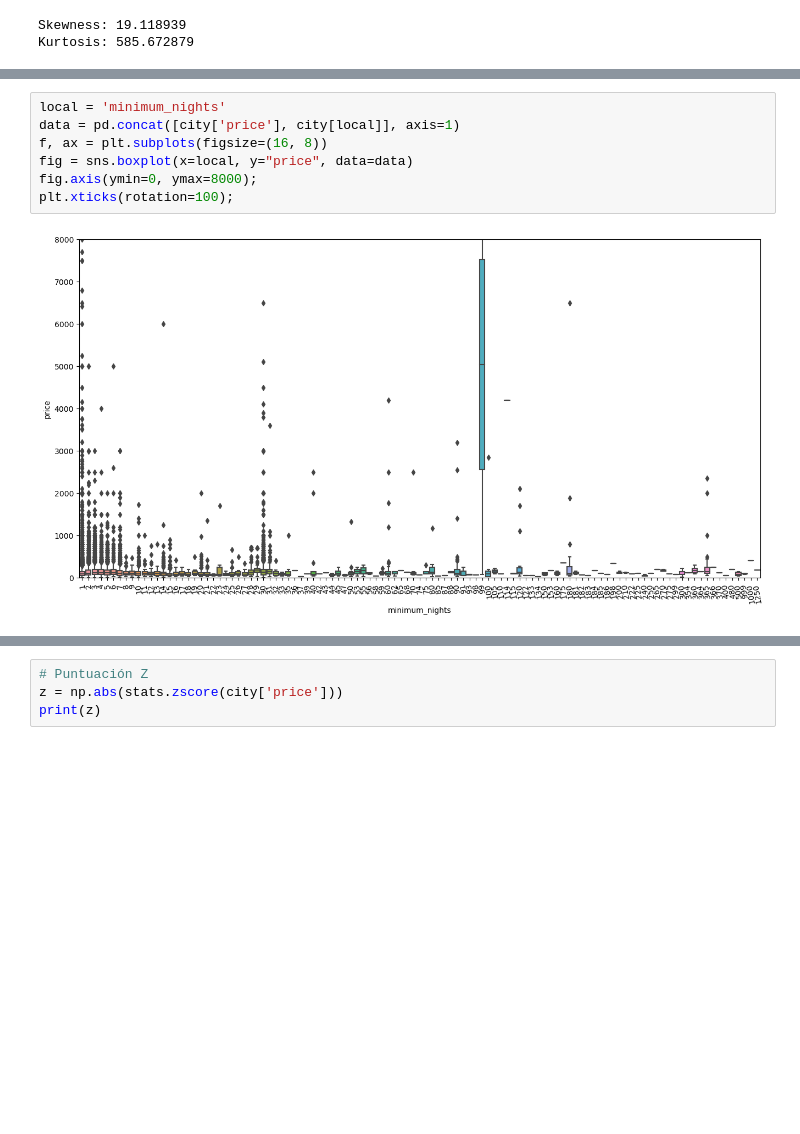
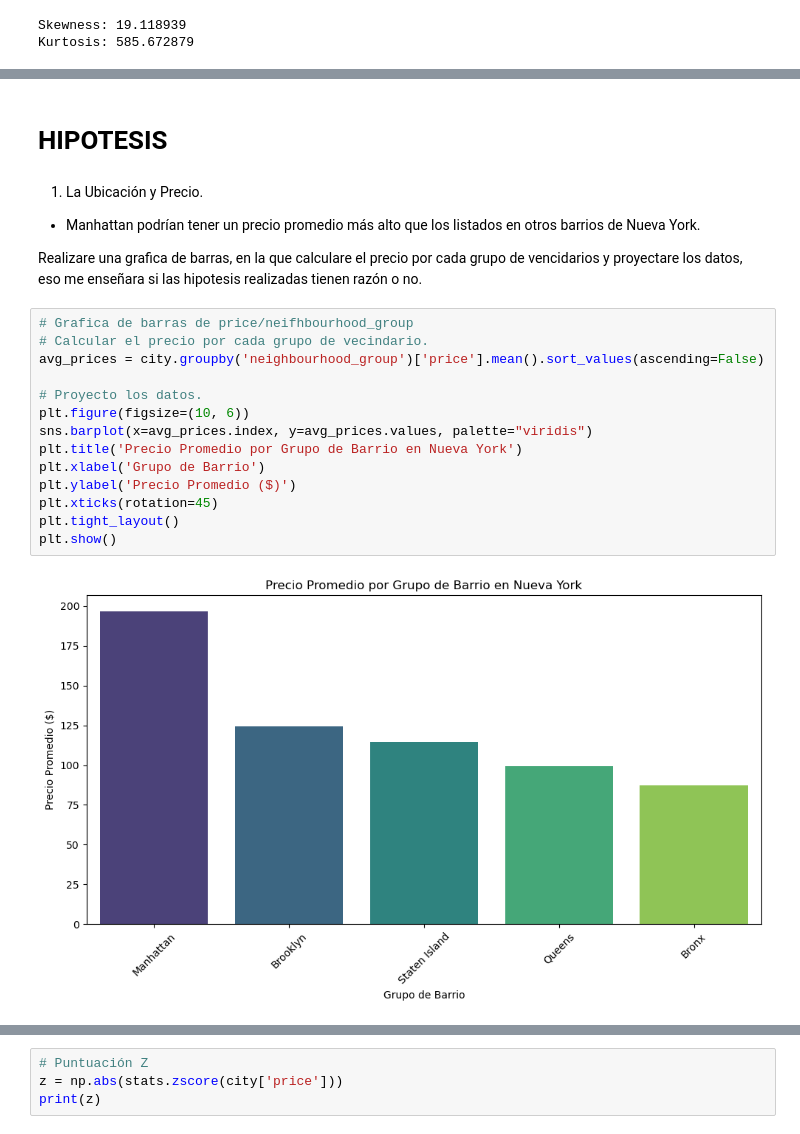
Before and after one commit to AI-School-F5-P2/Data_Analyst, a Jupyter notebook: Cities/New_York.ipynb, the cells around one changed output, grey strips where cells are left out. Cells and saved outputs as stored; diff of their text form; blank space fills up the shorter version.

Commit message:
Placement of hypotheses and change the graphs to matplotlib with its observation and conclusion

```diff
--- a/Cities/New_York.ipynb
+++ b/Cities/New_York.ipynb
@@ -184,9 +188,23 @@ fig.axis(ymin=0, ymax=9000);
-# %%
-local = 'minimum_nights'
-data = pd.concat([city['price'], city[local]], axis=1)
-f, ax = plt.subplots(figsize=(16, 8))
-fig = sns.boxplot(x=local, y="price", data=data)
-fig.axis(ymin=0, ymax=8000);
-plt.xticks(rotation=100);
-# %% [output]
-[figure, removed]
+# %% [markdown]
+# HIPOTESIS
+# %% [markdown]
+1. La Ubicación y Precio.
+ - Manhattan podrían tener un precio promedio más alto que los listados en otros barrios de Nueva York.
+
+Realizare una grafica de barras, en la que calculare el precio por cada grupo de vencidarios y proyectare los datos, eso me enseñara si las hipotesis realizadas tienen razón o no.
+# %%
+# Grafica de barras de price/neifhbourhood_group
+# Calcular el precio por cada grupo de vecindario.
+avg_prices = city.groupby('neighbourhood_group')['price'].mean().sort_values(ascending=False)
+
+# Proyecto los datos.
+plt.figure(figsize=(10, 6))
+sns.barplot(x=avg_prices.index, y=avg_prices.values, palette="viridis")
+plt.title('Precio Promedio por Grupo de Barrio en Nueva York')
+plt.xlabel('Grupo de Barrio')
+plt.ylabel('Precio Promedio ($)')
+plt.xticks(rotation=45)
+plt.tight_layout()
+plt.show()
+# %% [output]
+[figure, added]
```
Also changed, not shown: parts of 22 cells of this notebook.
